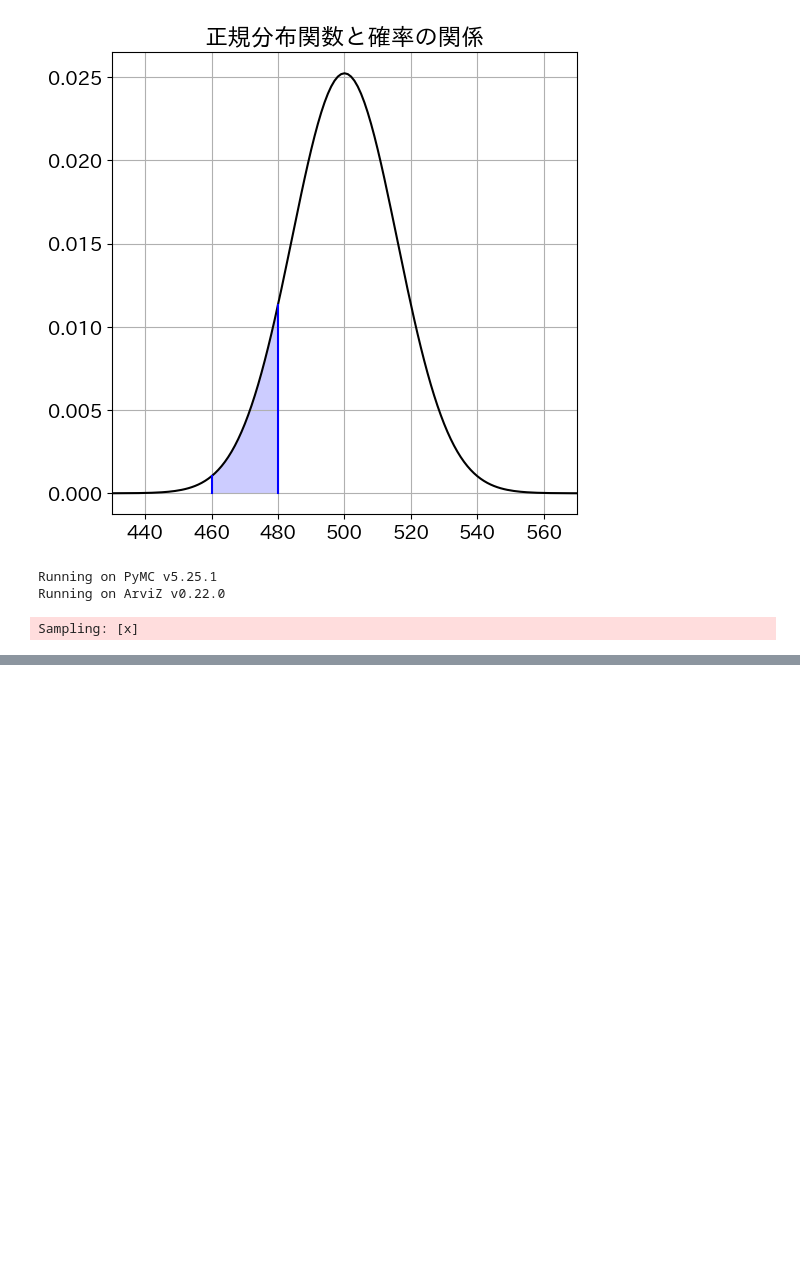
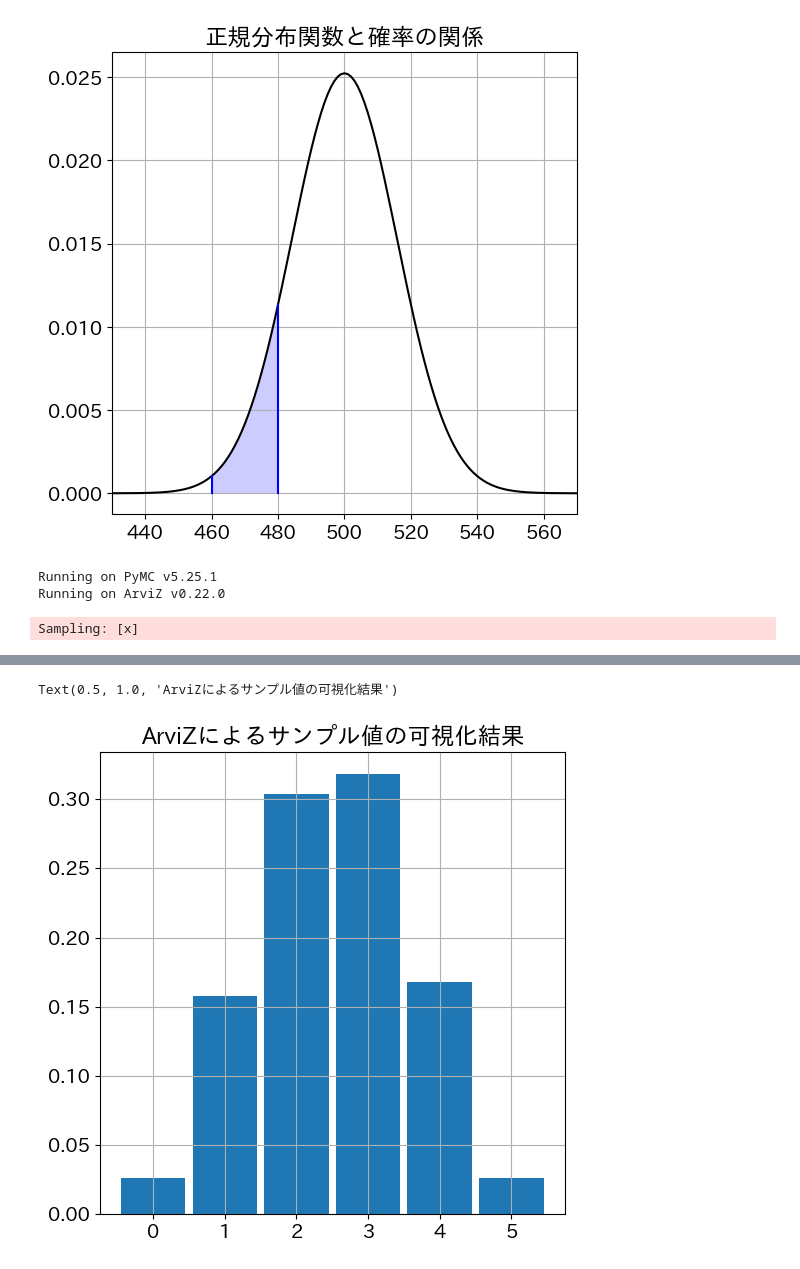
Before and after one commit to maton369/Bayesian_Inference_Practice, a Jupyter notebook: 1章_確率分布とは.ipynb, the cells around one changed output, grey strips where cells are left out. Drawn from its saved outputs; the diff is of its cells as text; code cells hidden in the pictures; blank space fills up the shorter version.

```diff
--- a/1章_確率分布とは.ipynb
+++ b/1章_確率分布とは.ipynb
@@ -390,0 +599,31 @@ Sampling: [x]
+# %%
+# ArviZ を用いて、事前サンプル x_samples の「経験分布」を可視化する。
+# x_samples は
+#
+#   { x^{(s)} }_{s=1}^S
+#
+# という形のサンプル集合であり、理論的には
+#
+#   x^{(s)} ~ p(x)
+#
+# とみなせる（ここでは p(x) は事前予測分布、今回の設定では Binomial(5, 0.5)）。
+# az.plot_dist は、このサンプルから推定される「分布の形」をプロットする関数で、
+# 離散値が少ない場合はヒストグラム的な棒グラフ／ステップ状の密度として表示される。
+ax = az.plot_dist(x_samples)
+
+# タイトルを設定。
+# 「ArviZ によるサンプル値の可視化結果」というタイトルは、
+# この図が
+#   - 理論分布そのもの（解析式）
+# ではなく、
+#   - 事前サンプル {x^{(s)}} に基づく経験分布の可視化
+# であることを示すのに適している。
+#
+# ベイズ統計の観点から見ると、この図は
+#   - 事前予測分布 p(x) の形が、サンプルレベルでどう見えるか
+#   - サンプルサイズ S が十分であれば、理論値 Binomial(5, 0.5) にどの程度近づいているか
+# を直感的に確認するためのものになる。
+ax.set_title("ArviZによるサンプル値の可視化結果")
+# %% [output]
+Text(0.5, 1.0, 'ArviZによるサンプル値の可視化結果')
+[figure, added]
```
Also changed, not shown: parts of 3 cells of this notebook.
